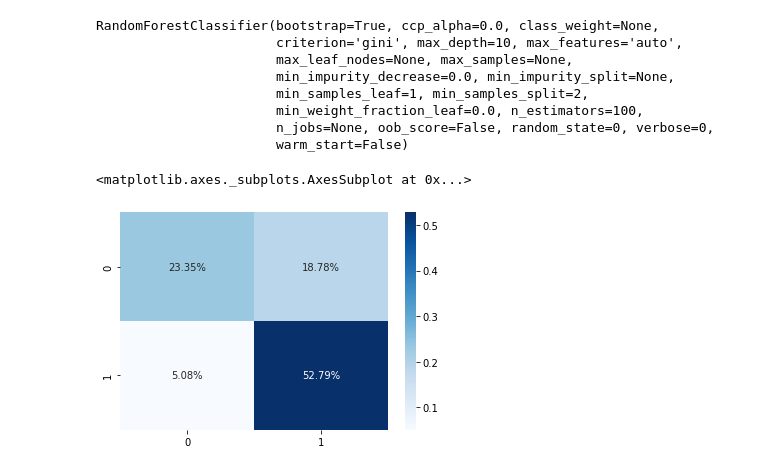
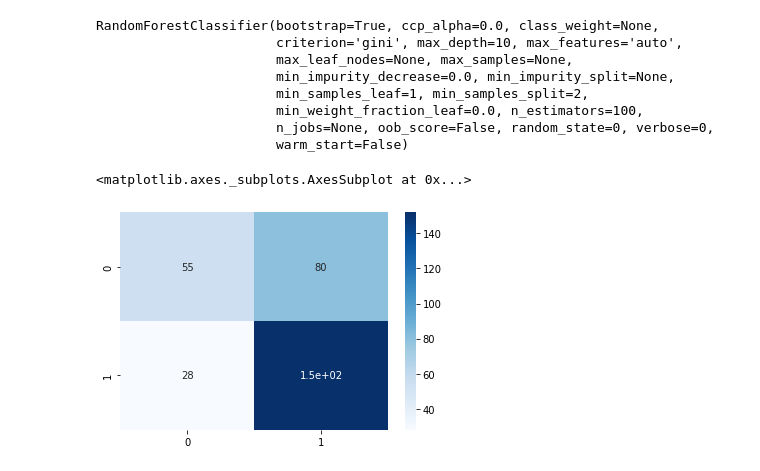
Before and after one commit to jqli0201/etsy-analysis, a Jupyter notebook: preprocessing.ipynb, the cells around one changed output. Saved outputs shown, nothing was run; the diff lists cells and outputs as text; code cells hidden in the pictures.

```diff
--- a/preprocessing.ipynb
+++ b/preprocessing.ipynb
@@ -298,7 +313,7 @@ df['word2vec_avg'] = word2vec_avg
 # %% [markdown]
 ## Label y (Low / High Sales)
 # %%
-label = [1 if sales > 100 else 0 for sales in df["units_sold"]]
+label = [1 if sales > 400 else 0 for sales in df["units_sold"]]
 df['high_sale'] = label
 # %% [markdown]
 ## Keep Features For Training
@@ -307,3 +322,5 @@ data = df[["log_price", "log_retail_price", "uses_ad_boosts", "rating", "badges_
+# %%
+data = df[["log_price", "log_retail_price", "discount_ratio", "uses_ad_boosts", "badges_count", "badge_local_product", "badge_product_quality", "badge_fast_shipping", "shipping_option_price", "shipping_is_express", "countries_shipped_to", "inventory_total", "product_color_rgb", "urgent", "word2vec_avg", "high_sale"]]
 # %%
 data.head()
 # %% [output]
@@ -319,13 +336,9 @@ data.head()
 ## Baseline 1: Random Forest
 # %%
 data_rf = data
-word2vec = data_rf["word2vec_avg"]
-word2vec = np.stack(word2vec.values, axis=0)
 rgb = data_rf["product_color_rgb"]
 rgb = np.stack(rgb.values, axis=0)
-for i in range(100):
-  data_rf["word2vec_avg"+str(i)] = word2vec[:,i]
-for i in range(4):
+for i in range(3):
   data_rf["product_color_rgb"+str(i)] = rgb[:,i]
 # %% [output]
 A value is trying to be set on a copy of a slice from a DataFrame.
@@ -342,7 +365,7 @@ y = data_rf['high_sale']
 # %%
 from sklearn.model_selection import train_test_split
 # Split into 0.75:0.125:0.125
-X_train, X_test, y_train, y_test = train_test_split(X, y, test_size=0.125, random_state=42)
+X_train, X_test, y_train, y_test = train_test_split(X, y, test_size=0.2, random_state=1)
 # X_train, X_dev, y_train, y_dev = train_test_split(X_train, y_train, test_size=0.14286, random_state=1)
 # %%
 from sklearn.ensemble import RandomForestClassifier
@@ -360,14 +383,15 @@ RandomForestClassifier(bootstrap=True, ccp_alpha=0.0, class_weight=None,
 # %%
 import matplotlib.pyplot as plt
 from sklearn.metrics import confusion_matrix
 y_pred = clf.predict(X_test)
 cf_mat = confusion_matrix(y_test, y_pred)
 import seaborn as sns
-sns.heatmap(cf_mat/np.sum(cf_mat), annot=True,
-            fmt='.2%', cmap='Blues')
+sns.heatmap(cf_mat, annot=True, cmap='Blues')
+# sns.heatmap(cf_mat/np.sum(cf_mat), annot=True,
+#             fmt='.2%', cmap='Blues')
 # %% [output]
 <matplotlib.axes._subplots.AxesSubplot at 0x...>
-[figure, old version]
+[figure, new version]
 # %%
 # Get numerical feature importances
 importances = list(clf.feature_importances_)
```
Also changed, not shown: parts of 16 cells of this notebook, 2 other files.
